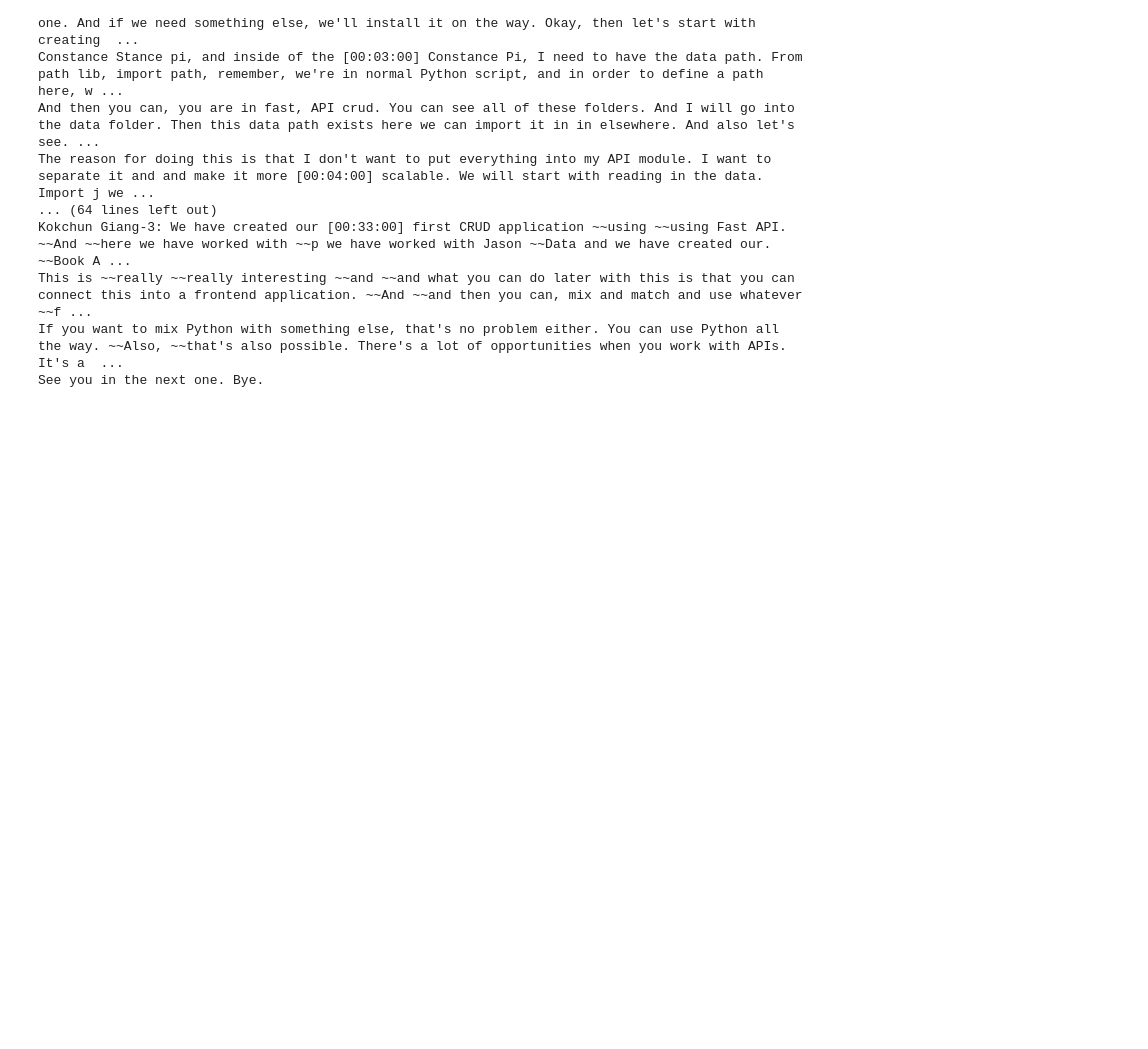
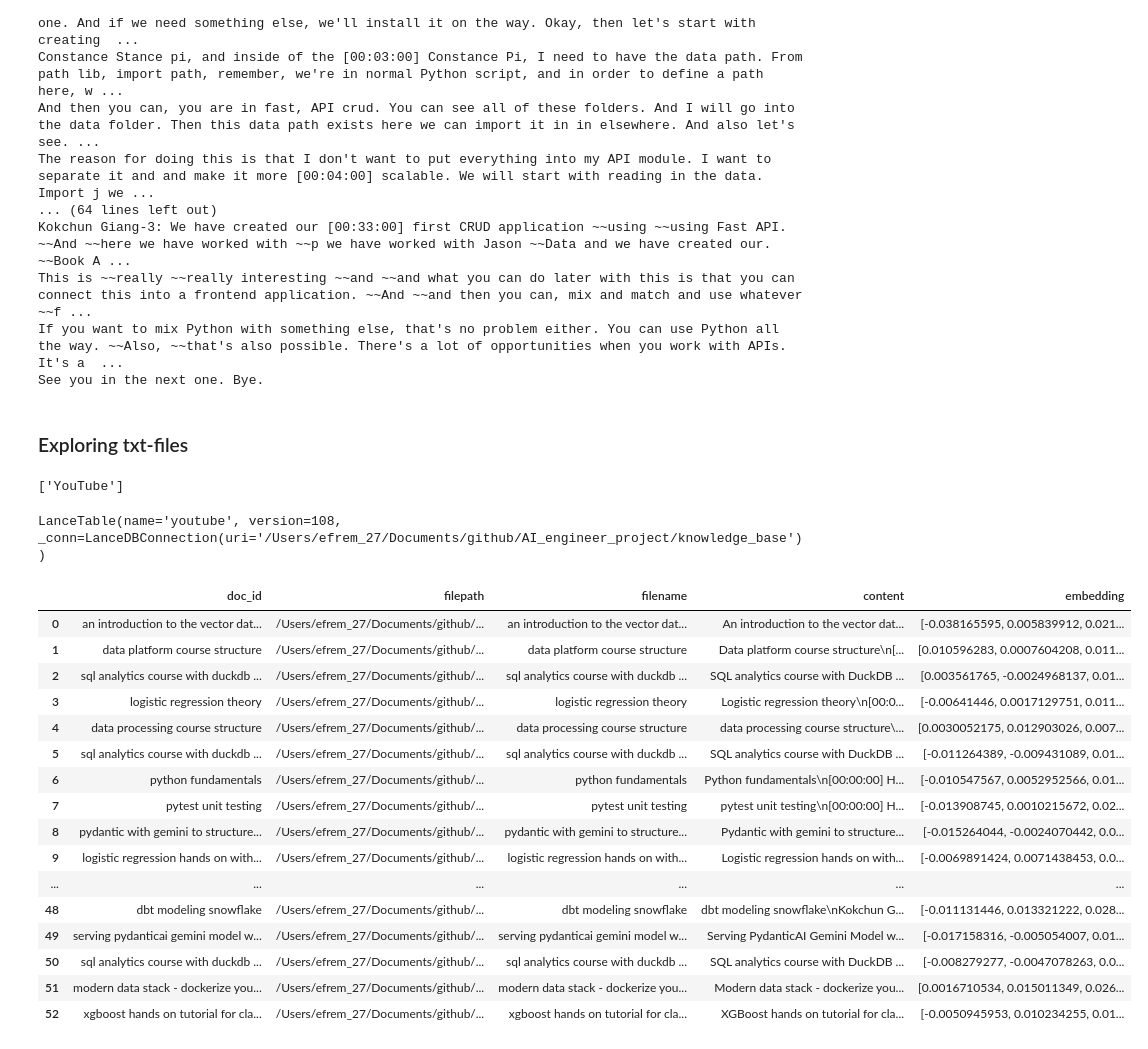
Before and after one commit to EfremDaniel/AI_engineer_project, a Jupyter notebook: dora_the_exporation.ipynb, the cells around one changed output. Cells and saved outputs as stored; diff of their text form; code cells hidden in the pictures; blank space fills up the shorter version.

```diff
--- a/dora_the_exporation.ipynb
+++ b/dora_the_exporation.ipynb
@@ -70,3 +70,36 @@ Kokchun Giang-3: We have created our [00:33:00] first CRUD application ~~using ~
 This is ~~really ~~really interesting ~~and ~~and what you can do later with this is that you can connect this into a frontend application. ~~And ~~and then you can, mix and match and use whatever ~~f ...
 If you want to mix Python with something else, that's no problem either. You can use Python all the way. ~~Also, ~~that's also possible. There's a lot of opportunities when you work with APIs. It's a  ...
 See you in the next one. Bye.
+# %% [markdown]
+### Exploring txt-files
+# %%
+import lancedb
+
+vector_db = lancedb.connect(uri = "knowledge_base")
+vector_db.table_names()
+# %% [output]
+['YouTube']
+# %%
+vector_db["youtube"]
+# %% [output]
+LanceTable(name='youtube', version=108, _conn=LanceDBConnection(uri='/Users/efrem_27/Documents/github/AI_engineer_project/knowledge_base'))
+# %%
+vector_db["youtube"].to_pandas()
+# %% [output]
+|  | doc_id | filepath | filename | content | embedding |
+| 0 | an introduction to the vector dat... | /Users/efrem_27/Documents/github/... | an introduction to the vector dat... | An introduction to the vector dat... | [-0.038165595, 0.005839912, 0.021... |
+| 1 | data platform course structure | /Users/efrem_27/Documents/github/... | data platform course structure | Data platform course structure\n[... | [0.010596283, 0.0007604208, 0.011... |
+| 2 | sql analytics course with duckdb ... | /Users/efrem_27/Documents/github/... | sql analytics course with duckdb ... | SQL analytics course with DuckDB ... | [0.003561765, -0.0024968137, 0.01... |
+| 3 | logistic regression theory | /Users/efrem_27/Documents/github/... | logistic regression theory | Logistic regression theory\n[00:0... | [-0.00641446, 0.0017129751, 0.011... |
+| 4 | data processing course structure | /Users/efrem_27/Documents/github/... | data processing course structure | data processing course structure\... | [0.0030052175, 0.012903026, 0.007... |
+| 5 | sql analytics course with duckdb ... | /Users/efrem_27/Documents/github/... | sql analytics course with duckdb ... | SQL analytics course with DuckDB ... | [-0.011264389, -0.009431089, 0.01... |
+| 6 | python fundamentals | /Users/efrem_27/Documents/github/... | python fundamentals | Python fundamentals\n[00:00:00] H... | [-0.010547567, 0.0052952566, 0.01... |
+| 7 | pytest unit testing | /Users/efrem_27/Documents/github/... | pytest unit testing | pytest unit testing\n[00:00:00] H... | [-0.013908745, 0.0010215672, 0.02... |
+| 8 | pydantic with gemini to structure... | /Users/efrem_27/Documents/github/... | pydantic with gemini to structure... | Pydantic with gemini to structure... | [-0.015264044, -0.0024070442, 0.0... |
+| 9 | logistic regression hands on with... | /Users/efrem_27/Documents/github/... | logistic regression hands on with... | Logistic regression hands on with... | [-0.0069891424, 0.0071438453, 0.0... |
+| ... | ... | ... | ... | ... | ... |
+| 48 | dbt modeling snowflake | /Users/efrem_27/Documents/github/... | dbt modeling snowflake | dbt modeling snowflake\nKokchun G... | [-0.011131446, 0.013321222, 0.028... |
+| 49 | serving pydanticai gemini model w... | /Users/efrem_27/Documents/github/... | serving pydanticai gemini model w... | Serving PydanticAI Gemini Model w... | [-0.017158316, -0.005054007, 0.01... |
+| 50 | sql analytics course with duckdb ... | /Users/efrem_27/Documents/github/... | sql analytics course with duckdb ... | SQL analytics course with DuckDB ... | [-0.008279277, -0.0047078263, 0.0... |
+| 51 | modern data stack - dockerize you... | /Users/efrem_27/Documents/github/... | modern data stack - dockerize you... | Modern data stack - dockerize you... | [0.0016710534, 0.015011349, 0.026... |
+| 52 | xgboost hands on tutorial for cla... | /Users/efrem_27/Documents/github/... | xgboost hands on tutorial for cla... | XGBoost hands on tutorial for cla... | [-0.0050945953, 0.010234255, 0.01... |
```
Also changed, not shown: parts of 1 cell of this notebook, 6 other files.
